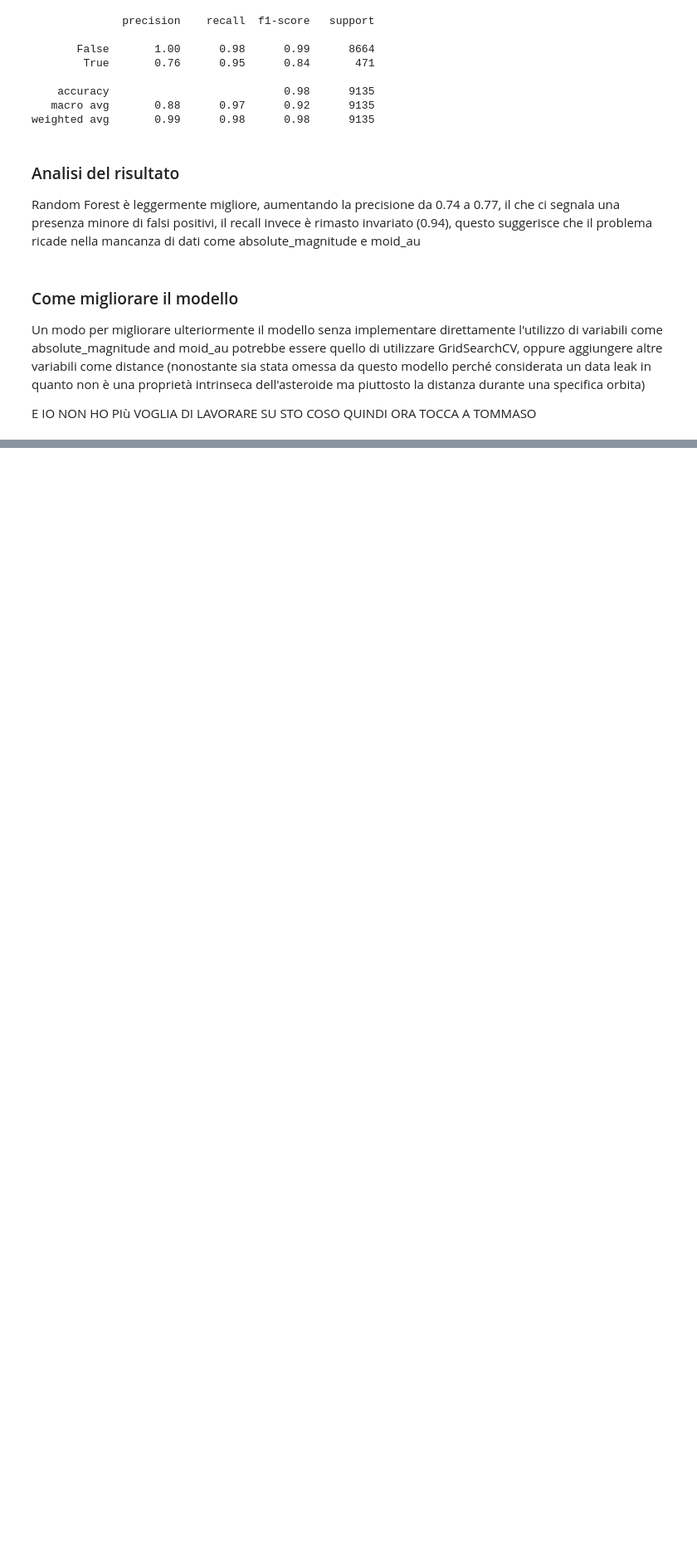
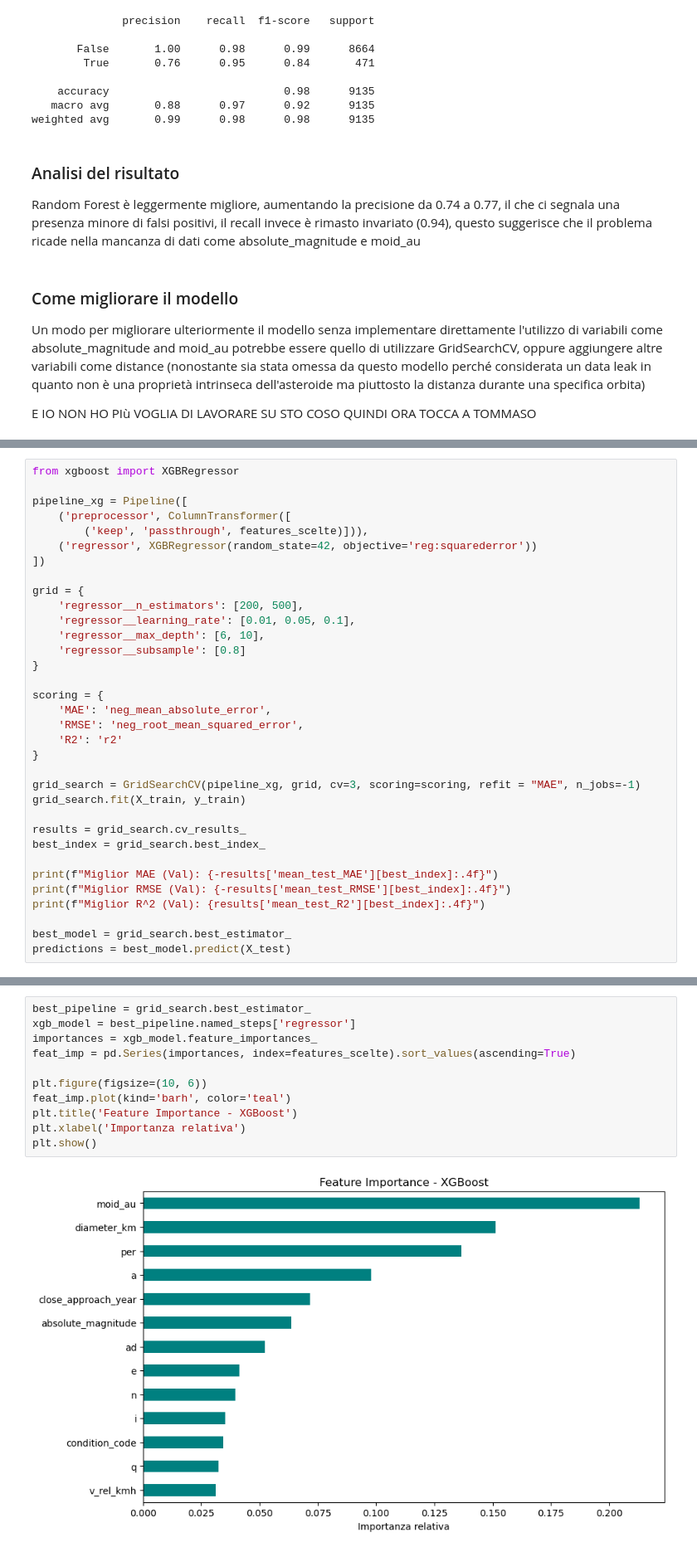
Before and after one commit to k3lly200413-2/Progetto_Nasa_Data_Intensive, a Jupyter notebook: Untitled.ipynb, the cells around one changed output, grey strips where cells are left out. Shown at 83% size. Saved outputs shown, nothing was run; the diff lists cells and outputs as text; blank space fills up the shorter version.

```diff
--- a/Untitled.ipynb
+++ b/Untitled.ipynb
@@ -976,0 +1130,34 @@ E IO NON HO PIù VOGLIA DI LAVORARE SU STO COSO QUINDI ORA TOCCA A TOMMASO
+# %%
+from xgboost import XGBRegressor
+
+pipeline_xg = Pipeline([
+    ('preprocessor', ColumnTransformer([
+        ('keep', 'passthrough', features_scelte)])),
+    ('regressor', XGBRegressor(random_state=42, objective='reg:squarederror'))
+])
+
+grid = {
+    'regressor__n_estimators': [200, 500],
+    'regressor__learning_rate': [0.01, 0.05, 0.1],
+    'regressor__max_depth': [6, 10],
+    'regressor__subsample': [0.8]
+}
+
+scoring = {
+    'MAE': 'neg_mean_absolute_error',
+    'RMSE': 'neg_root_mean_squared_error',
+    'R2': 'r2'
+}
+
+grid_search = GridSearchCV(pipeline_xg, grid, cv=3, scoring=scoring, refit = "MAE", n_jobs=-1)
+grid_search.fit(X_train, y_train)
+
+results = grid_search.cv_results_
+best_index = grid_search.best_index_
+
+print(f"Miglior MAE (Val): {-results['mean_test_MAE'][best_index]:.4f}")
+print(f"Miglior RMSE (Val): {-results['mean_test_RMSE'][best_index]:.4f}")
+print(f"Miglior R^2 (Val): {results['mean_test_R2'][best_index]:.4f}")
+
+best_model = grid_search.best_estimator_
+predictions = best_model.predict(X_test)
@@ -976,0 +1188,13 @@ E IO NON HO PIù VOGLIA DI LAVORARE SU STO COSO QUINDI ORA TOCCA A TOMMASO
+# %%
+best_pipeline = grid_search.best_estimator_
+xgb_model = best_pipeline.named_steps['regressor']
+importances = xgb_model.feature_importances_
+feat_imp = pd.Series(importances, index=features_scelte).sort_values(ascending=True)
+
+plt.figure(figsize=(10, 6))
+feat_imp.plot(kind='barh', color='teal')
+plt.title('Feature Importance - XGBoost')
+plt.xlabel('Importanza relativa')
+plt.show()
+# %% [output]
+[figure, added]
```
Also changed, not shown: parts of 81 cells of this notebook.
